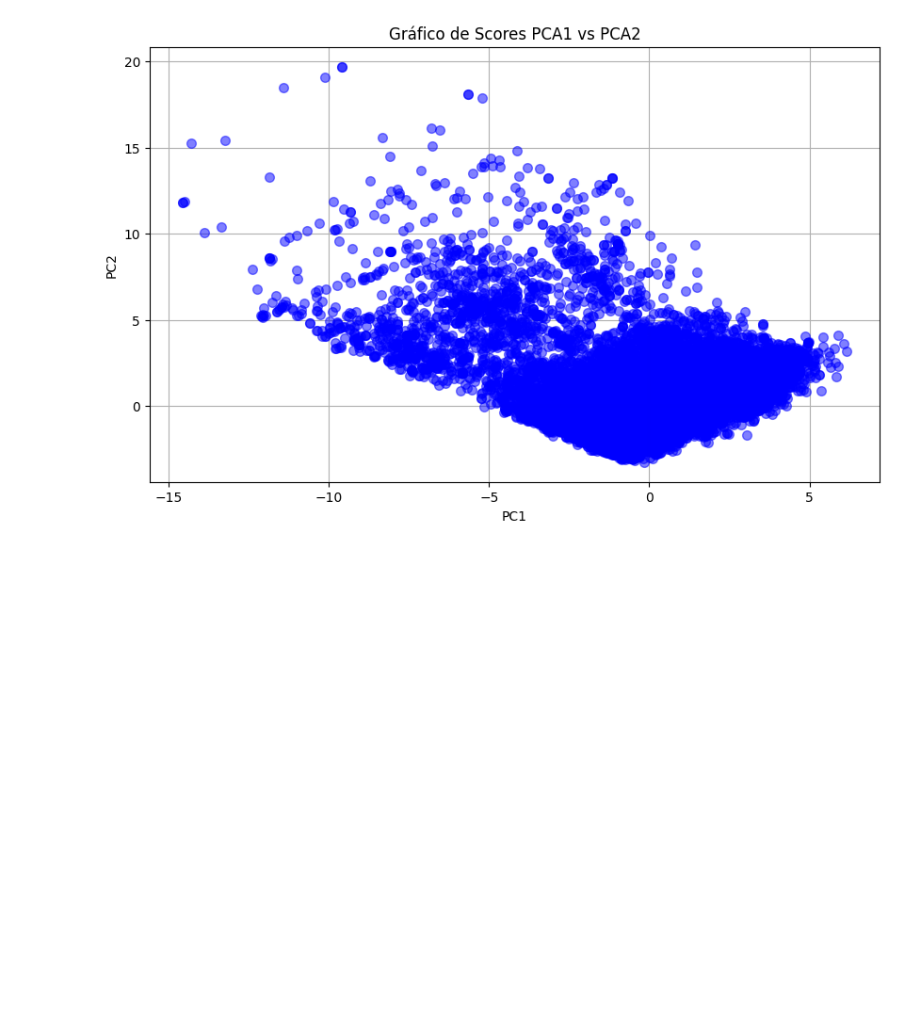
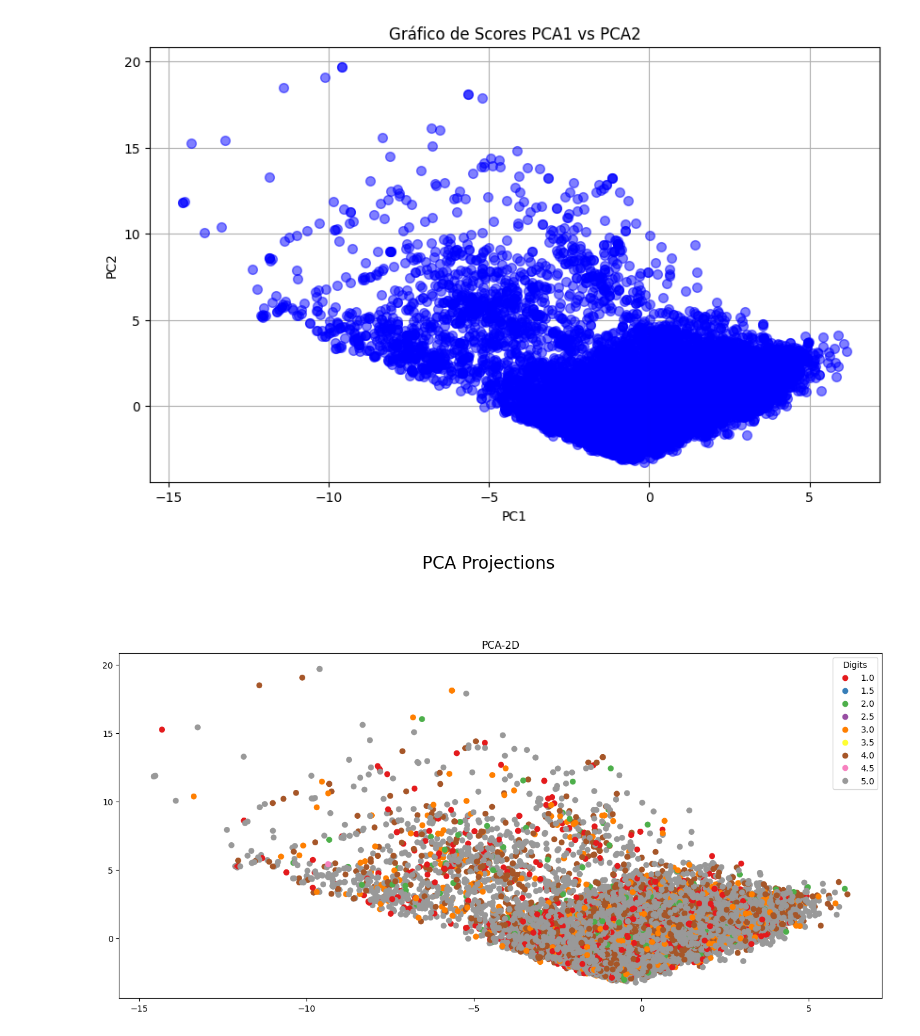
Before and after one commit to Last-Mile-Optimization/backend, a Jupyter notebook: modelo/PCA.ipynb, the cells around one changed output. Cells and saved outputs as stored; diff of their text form; code cells hidden in the pictures; blank space fills up the shorter version.

```diff
--- a/modelo/PCA.ipynb
+++ b/modelo/PCA.ipynb
@@ -8,7 +8,7 @@ from pathlib import Path
 %matplotlib inline
 
 # Carrega a base principal já tratada para análise
-csv_path = Path(r"c:\Users\otavi\OneDrive\Desktop\tcc\testes modelos\tabela-final.csv")
+csv_path = Path(r"C:\Users\mateu\OneDrive\Documentos\SPTECH\TCC\backend\tabela_final\part-00000-bc8041e1-56a7-4223-b839-8474dfbae85d-c000.csv")
 df = pd.read_csv(csv_path, index_col=0, delimiter=",")
 
 # Visualização inicial para validar estrutura e tipos
@@ -70,6 +70,7 @@ plt.show()
 from sklearn.decomposition import PCA
 
 X = df_scaled.values
+y = df["review_score"].values
 
 # Usa até 10 componentes, limitado ao número de variáveis disponíveis
 n_components = min(10, X.shape[1])
@@ -159,3 +160,35 @@ ax.grid(True)
 plt.show()
 # %% [output]
 [figure]
+# %%
+pca2d = PCA(n_components=2)
+X_pca_2d = pca2d.fit_transform(X)
+
+
+pca_3d = PCA(n_components=3)
+X_pca_3d = pca_3d.fit_transform(X)
+
+import numpy as np
+import matplotlib.pyplot as plt
+from mpl_toolkits.mplot3d import Axes3D
+import plotly.graph_objects as go
+import plotly.colors
+
+fig = plt.figure(figsize=(16, 16))
+fig.suptitle('PCA Projections', fontsize=20)
+
+# Plot the 2D projection
+ax1 = fig.add_subplot(211)
+ax1.title.set_text('PCA-2D')
+scatter1 = ax1.scatter(X_pca_2d[:, 0], X_pca_2d[:, 1], c=y, cmap='Set1')
+legend1 = ax1.legend(*scatter1.legend_elements(), title='Digits')
+
+# Create an interactive 3D plot using plotly
+colorscale = plotly.colors.qualitative.Set1
+fig3d = go.Figure(data=[go.Scatter3d(x=X_pca_3d[:, 0], y=X_pca_3d[:, 1], z=X_pca_3d[:, 2],
+                                    mode='markers', marker=dict(color=y, colorscale=colorscale),
+                                    text=y, hovertemplate='%{text}')])
+fig3d.update_layout(title='PCA-3D', width=800, height=800)
+fig3d.show()
+# %% [output]
+[figure, added]
```
Also changed, not shown: parts of 2 cells of this notebook.
